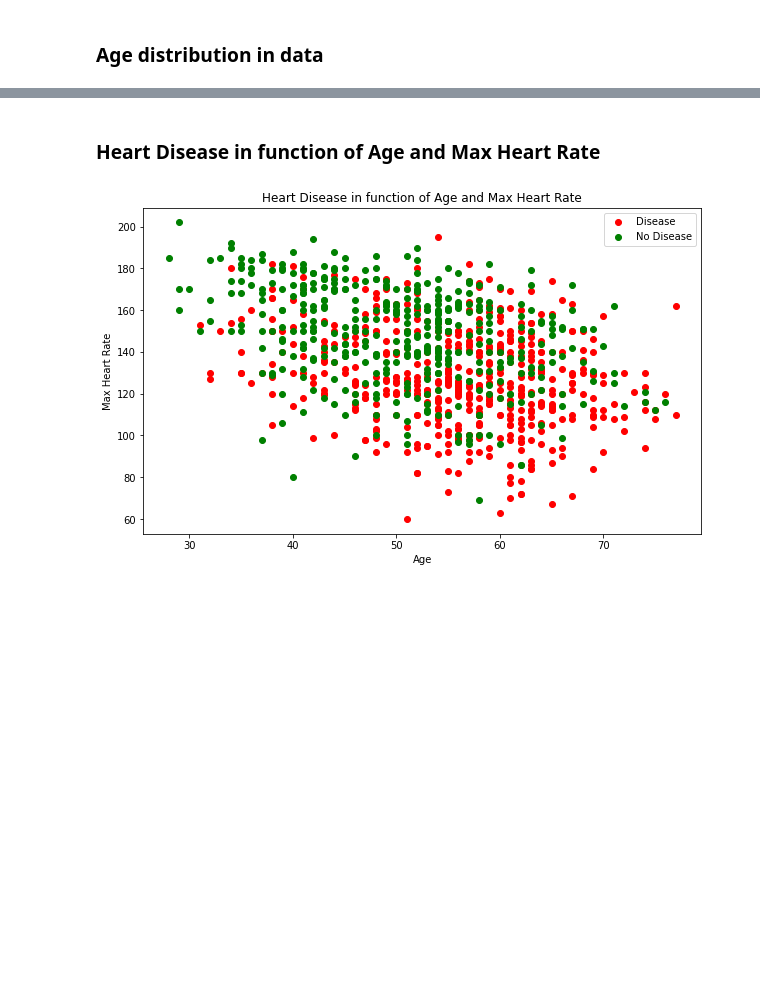
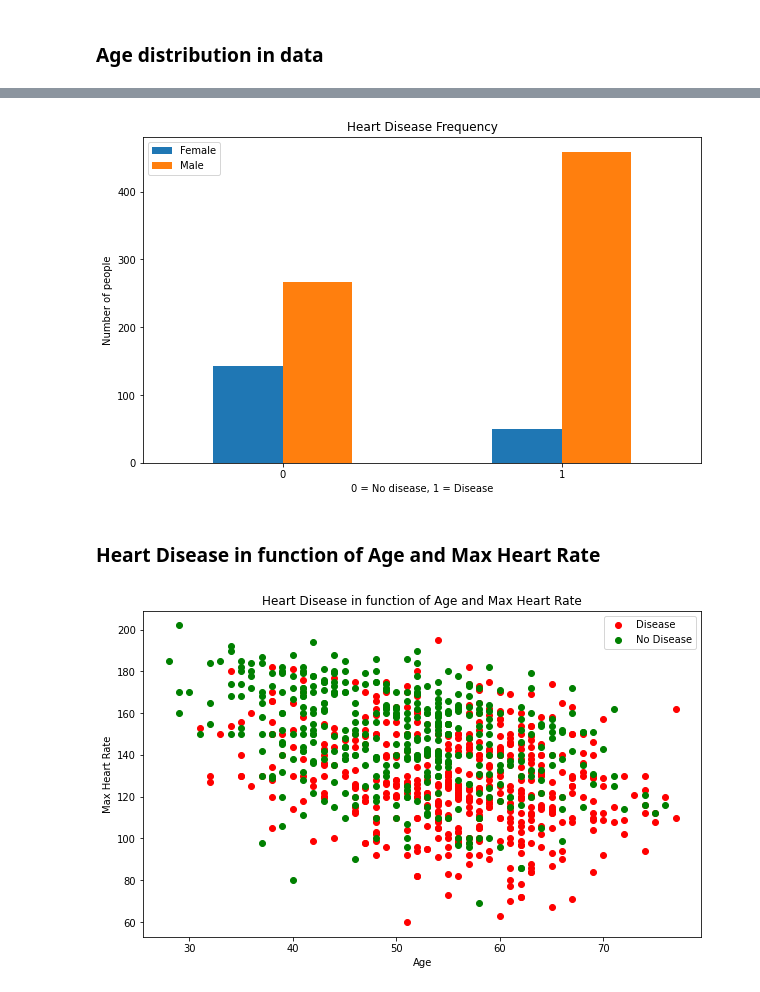
Before and after one commit to Harddik02/ML_mini_project, a Jupyter notebook: Mini_Project.ipynb, the cells around one changed output, grey strips where cells are left out. Saved outputs shown, nothing was run; the diff lists cells and outputs as text; code cells hidden in the pictures; blank space fills up the shorter version.

```diff
--- a/Mini_Project.ipynb
+++ b/Mini_Project.ipynb
@@ -154,3 +154,12 @@ fig.show()
+# %%
+pd.crosstab(df.HeartDisease, df.Sex).plot(kind="bar", figsize=(10, 6))
+plt.xlabel("0 = No disease, 1 = Disease")
+plt.xticks(rotation=0)
+plt.ylabel("Number of people")
+plt.legend(["Female", "Male"])
+plt.title("Heart Disease Frequency");
+# %% [output]
+[figure, added]
 # %% [markdown]
 ### Heart Disease in function of Age and Max Heart Rate
 # %%
```
Also changed, not shown: parts of 8 cells of this notebook.
